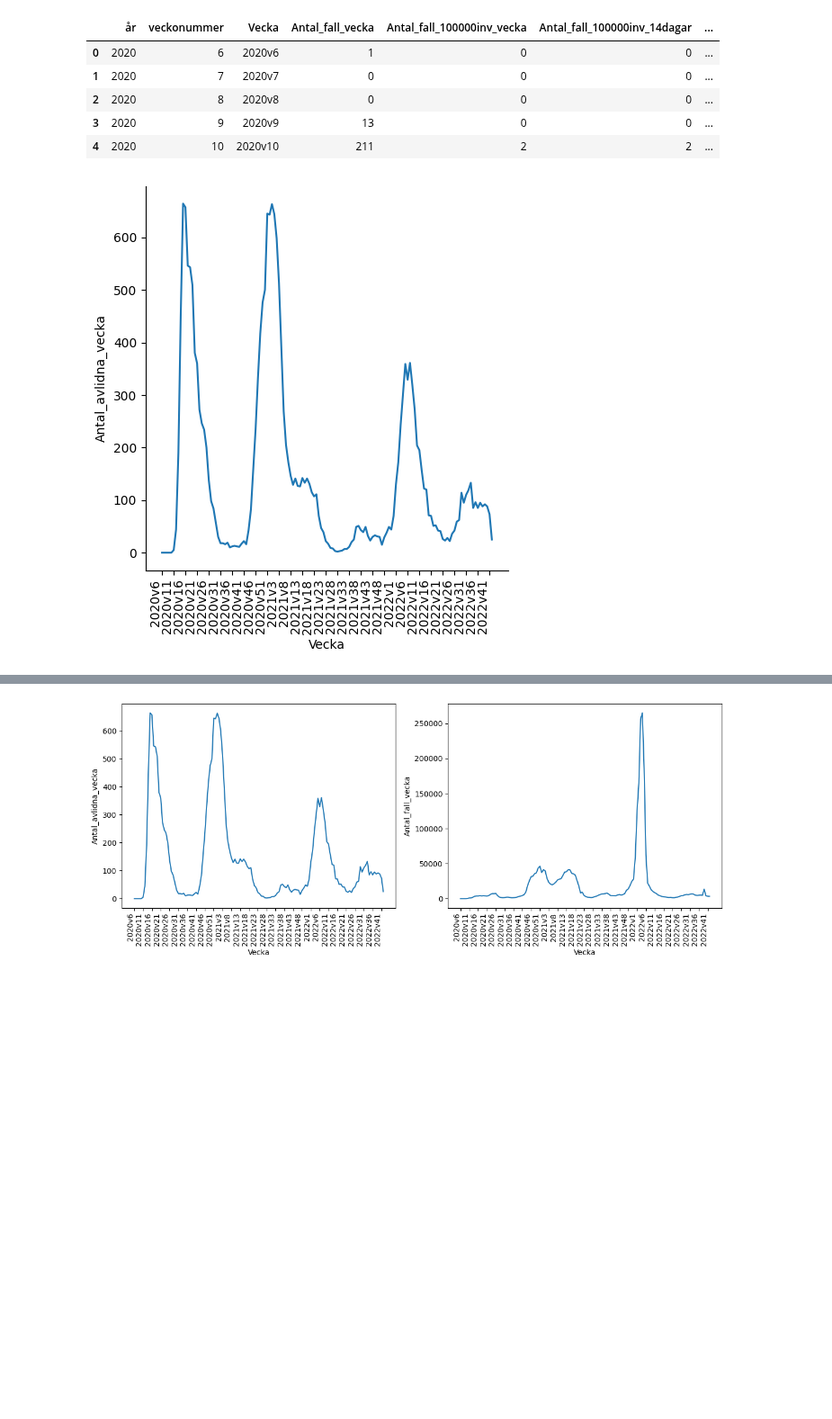
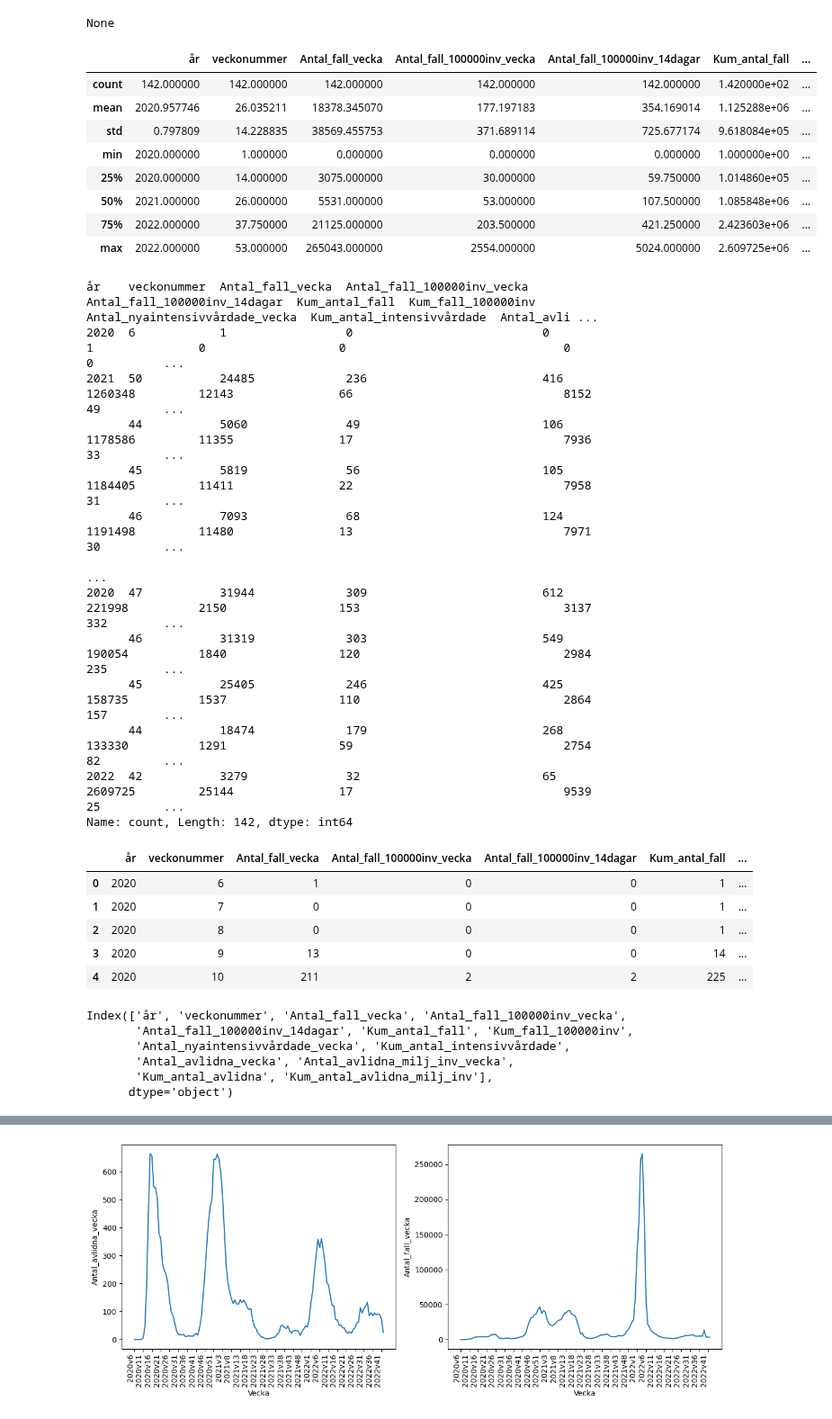
Before and after one commit to yomo001/databehandling-YOUNIS-MOUSSAVI, a Jupyter notebook: Laboration/lab1_uppgift1.ipynb, the cells around one changed output, grey strips where cells are left out. Shown at 90% size. Cells and saved outputs as stored; diff of their text form; code cells hidden in the pictures; blank space fills up the shorter version.

```diff
--- a/Laboration/lab1_uppgift1.ipynb
+++ b/Laboration/lab1_uppgift1.ipynb
@@ -34,0 +7,21 @@ Index(['år', 'veckonummer', 'Antal_fall_vecka', 'Antal_fall_100000inv_vecka',
+# %%
+# 1. Ladda in datat från filen covid-19.xlsx
+covid_veckodata_riket = pd.read_excel("data\\covid-19.xlsx", sheet_name="Veckodata Riket")
+# %%
+# A) Gör initial dataanalys för att snabbt få en överblick över datasetet. Använd metoder som ex. info(),
+# describe(), value_counts(), head(), columns, index för att snabbt få en överblick.
+
+display(covid_veckodata_riket.info())
+# Comment: No null values, all numeric datatypes
+
+display(covid_veckodata_riket.describe())
+# Large STD in some features reflect the nature of the covid pandemic with infection peaks on
+
+display(covid_veckodata_riket.value_counts())
+
+display(covid_veckodata_riket.head())
+# Good overview of the data features in the dataframe. Gives me a hint on how to work with the data
+
+display(covid_veckodata_riket.columns)
+# Repetition of previous analysis, where columns also are visible
+# %% [output]
@@ -35 +48,36 @@ Index(['år', 'veckonummer', 'Antal_fall_vecka', 'Antal_fall_100000inv_vecka',
+None
+|  | år | veckonummer | Antal_fall_vecka | Antal_fall_100000inv_vecka | Antal_fall_100000inv_14dagar | Kum_antal_fall | ... |
+| count | 142.000000 | 142.000000 | 142.000000 | 142.000000 | 142.000000 | 1.420000e+02 | ... |
+| mean | 2020.957746 | 26.035211 | 18378.345070 | 177.197183 | 354.169014 | 1.125288e+06 | ... |
+| std | 0.797809 | 14.228835 | 38569.455753 | 371.689114 | 725.677174 | 9.618084e+05 | ... |
+| min | 2020.000000 | 1.000000 | 0.000000 | 0.000000 | 0.000000 | 1.000000e+00 | ... |
+| 25% | 2020.000000 | 14.000000 | 3075.000000 | 30.000000 | 59.750000 | 1.014860e+05 | ... |
+| 50% | 2021.000000 | 26.000000 | 5531.000000 | 53.000000 | 107.500000 | 1.085848e+06 | ... |
+| 75% | 2022.000000 | 37.750000 | 21125.000000 | 203.500000 | 421.250000 | 2.423603e+06 | ... |
+| max | 2022.000000 | 53.000000 | 265043.000000 | 2554.000000 | 5024.000000 | 2.609725e+06 | ... |
+år    veckonummer  Antal_fall_vecka  Antal_fall_100000inv_vecka  Antal_fall_100000inv_14dagar  Kum_antal_fall  Kum_fall_100000inv  Antal_nyaintensivvårdade_vecka  Kum_antal_intensivvårdade  Antal_avli ...
+2020  6            1                 0                           0                             1               0                   0                               0                          0          ...
+2021  50           24485             236                         416                           1260348         12143               66                              8152                       49         ...
+      44           5060              49                          106                           1178586         11355               17                              7936                       33         ...
+      45           5819              56                          105                           1184405         11411               22                              7958                       31         ...
+      46           7093              68                          124                           1191498         11480               13                              7971                       30         ...
+                                                                                                                                                                                                         ...
+2020  47           31944             309                         612                           221998          2150                153                             3137                       332        ...
+      46           31319             303                         549                           190054          1840                120                             2984                       235        ...
+      45           25405             246                         425                           158735          1537                110                             2864                       157        ...
+      44           18474             179                         268                           133330          1291                59                              2754                       82         ...
+2022  42           3279              32                          65                            2609725         25144               17                              9539                       25         ...
+Name: count, Length: 142, dtype: int64
+|  | år | veckonummer | Antal_fall_vecka | Antal_fall_100000inv_vecka | Antal_fall_100000inv_14dagar | Kum_antal_fall | ... |
+| 0 | 2020 | 6 | 1 | 0 | 0 | 1 | ... |
+| 1 | 2020 | 7 | 0 | 0 | 0 | 1 | ... |
+| 2 | 2020 | 8 | 0 | 0 | 0 | 1 | ... |
+| 3 | 2020 | 9 | 13 | 0 | 0 | 14 | ... |
+| 4 | 2020 | 10 | 211 | 2 | 2 | 225 | ... |
+Index(['år', 'veckonummer', 'Antal_fall_vecka', 'Antal_fall_100000inv_vecka',
+       'Antal_fall_100000inv_14dagar', 'Kum_antal_fall', 'Kum_fall_100000inv',
+       'Antal_nyaintensivvårdade_vecka', 'Kum_antal_intensivvårdade',
+       'Antal_avlidna_vecka', 'Antal_avlidna_milj_inv_vecka',
+       'Kum_antal_avlidna', 'Kum_antal_avlidna_milj_inv'],
+      dtype='object')
 # %%
@@ -42,19 +90,0 @@ veckodata_riket.insert(2, "Vecka", new_column_values)
-# %%
-veckodata_riket.head()
-# %% [output]
-|  | år | veckonummer | Vecka | Antal_fall_vecka | Antal_fall_100000inv_vecka | Antal_fall_100000inv_14dagar | ... |
-| 0 | 2020 | 6 | 2020v6 | 1 | 0 | 0 | ... |
-| 1 | 2020 | 7 | 2020v7 | 0 | 0 | 0 | ... |
-| 2 | 2020 | 8 | 2020v8 | 0 | 0 | 0 | ... |
-| 3 | 2020 | 9 | 2020v9 | 13 | 0 | 0 | ... |
-| 4 | 2020 | 10 | 2020v10 | 211 | 2 | 2 | ... |
-# %%
-#c)
-line_plot = sns.relplot(x='Vecka', y='Antal_avlidna_vecka', data=veckodata_riket, kind = "line")
-
-# Set the x-axis ticks at specific intervals (e.g., every 5th tick)
-tick_indexes = np.arange(0, len(veckodata_riket['Vecka']), 5)         # create index of ranges each 5 positions
-plt.xticks(tick_indexes, veckodata_riket['Vecka'].iloc[tick_indexes], rotation=90, ha="right")
-plt.show()
-# %% [output]
-[figure, removed]
```
Also changed, not shown: parts of 10 cells of this notebook, 16 other files.
